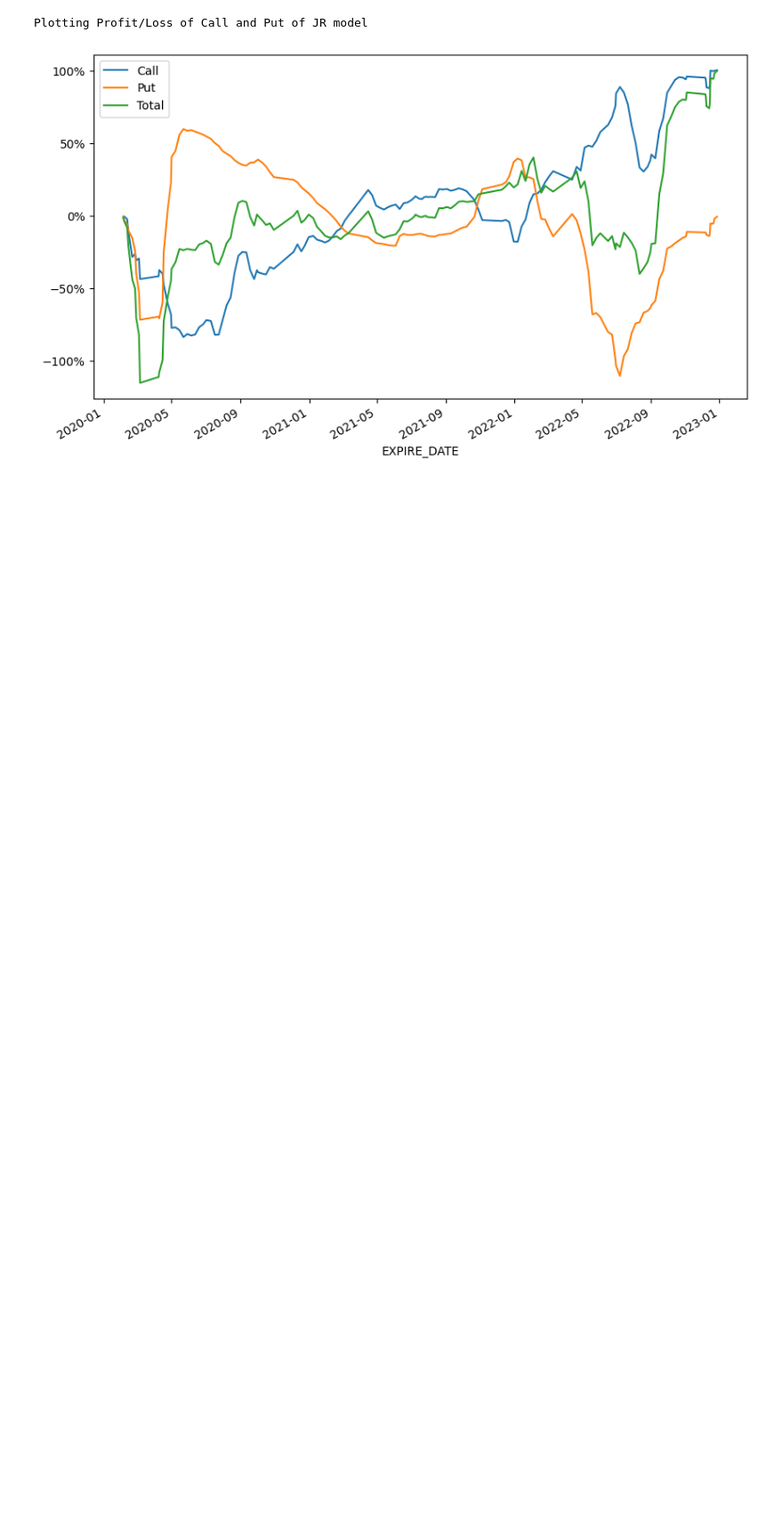
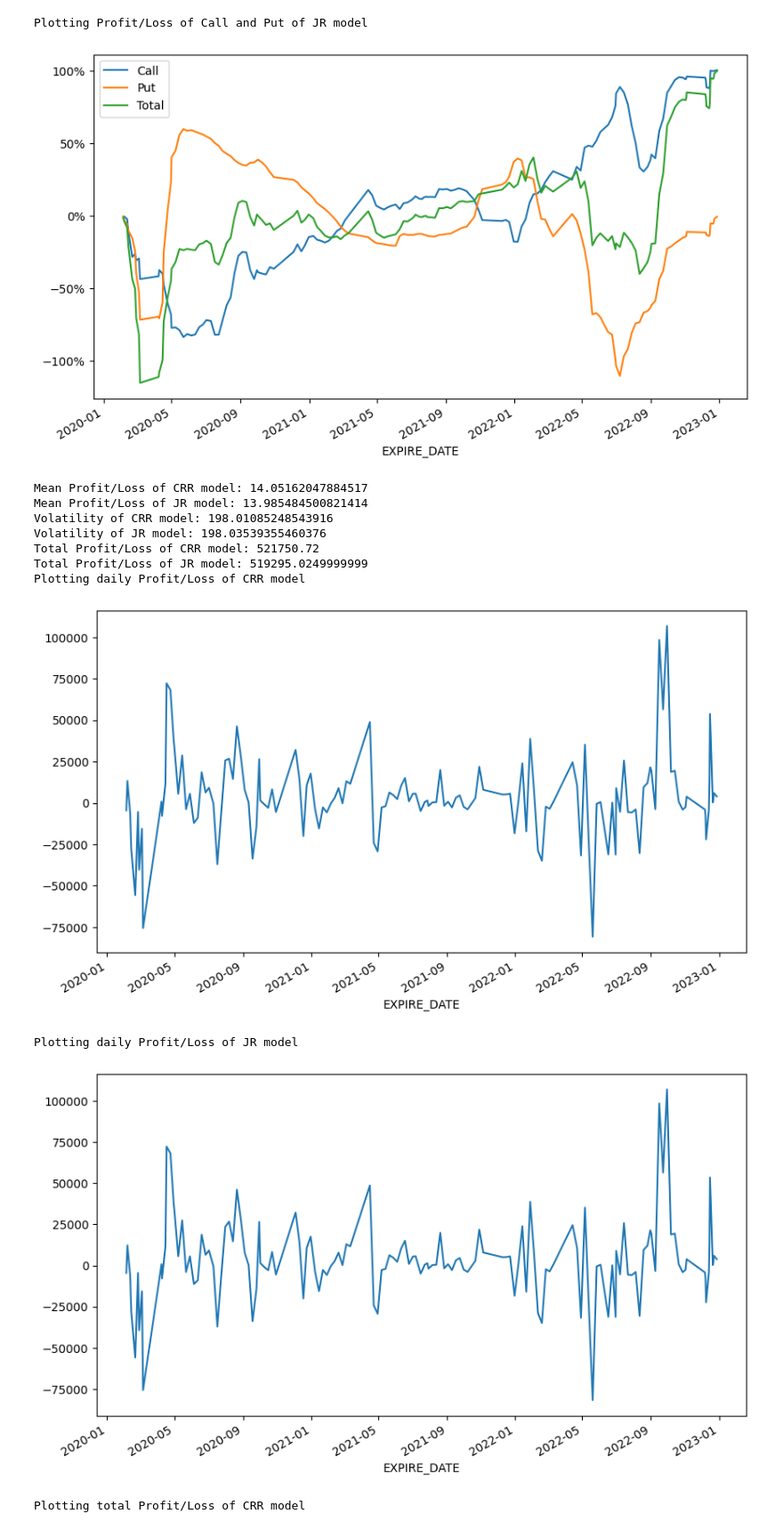
Before and after one commit to juanjaho/QF101-SPY-SPX-Option-Pricing, a Jupyter notebook: Analytics/main_spx.ipynb, the cells around one changed output. Shown at 89% size. Saved outputs shown, nothing was run; the diff lists cells and outputs as text; code cells hidden in the pictures; blank space fills up the shorter version.

```diff
--- a/Analytics/main_spx.ipynb
+++ b/Analytics/main_spx.ipynb
@@ -350,3 +353,45 @@ Plotting Profit/Loss of Call and Put of CRR model
 [figure]
 Plotting Profit/Loss of Call and Put of JR model
 [figure]
+# %%
+df_binomial_model_crr = calculate_profit(df_binomial_model_crr, long_call=True, short_call=True, long_put=True, short_put=True, deviation=0.1)
+
+df_binomial_model_jr = calculate_profit(df_binomial_model_jr, long_call=True, short_call=True, long_put=True, short_put=True, deviation=0.1)
+# %%
+print('Mean Profit/Loss of CRR model:',np.mean(df_binomial_model_crr['PROFIT_LOSS']))
+print('Mean Profit/Loss of JR model:',np.mean(df_binomial_model_jr['PROFIT_LOSS']))
+print('Volatility of CRR model:',np.std(df_binomial_model_crr['PROFIT_LOSS']))
+print('Volatility of JR model:',np.std(df_binomial_model_jr['PROFIT_LOSS']))
+print('Total Profit/Loss of CRR model:',np.sum(df_binomial_model_crr['PROFIT_LOSS']))
+print('Total Profit/Loss of JR model:',np.sum(df_binomial_model_jr['PROFIT_LOSS']))
+
+df_total_profit_loss_crr = df_binomial_model_crr['PROFIT_LOSS'].sum()
+df_total_profit_loss_jr = df_binomial_model_jr['PROFIT_LOSS'].sum()
+
+print('Plotting daily Profit/Loss of CRR model')
+df_binomial_model_crr.groupby('EXPIRE_DATE')['PROFIT_LOSS'].sum().plot()
+plt.show()
+
+print('Plotting daily Profit/Loss of JR model')
+df_binomial_model_jr.groupby('EXPIRE_DATE')['PROFIT_LOSS'].sum().plot()
+plt.show()
+
+print('Plotting total Profit/Loss of CRR model')
+df_binomial_model_crr.groupby('EXPIRE_DATE')['PROFIT_LOSS'].sum().cumsum().plot()
+plt.show()
+
+print('Plotting total Profit/Loss of JR model')
+df_binomial_model_jr.groupby('EXPIRE_DATE')['PROFIT_LOSS'].sum().cumsum().plot()
+plt.show()
+# %% [output]
+Mean Profit/Loss of CRR model: 14.05162047884517
+Mean Profit/Loss of JR model: 13.985484500821414
+Volatility of CRR model: 198.01085248543916
+Volatility of JR model: 198.03539355460376
+Total Profit/Loss of CRR model: 521750.72
+Total Profit/Loss of JR model: 519295.0249999999
+Plotting daily Profit/Loss of CRR model
+[figure, added]
+Plotting daily Profit/Loss of JR model
+[figure, added]
+Plotting total Profit/Loss of CRR model
```
Also changed, not shown: parts of 5 cells of this notebook, 5 other files.
